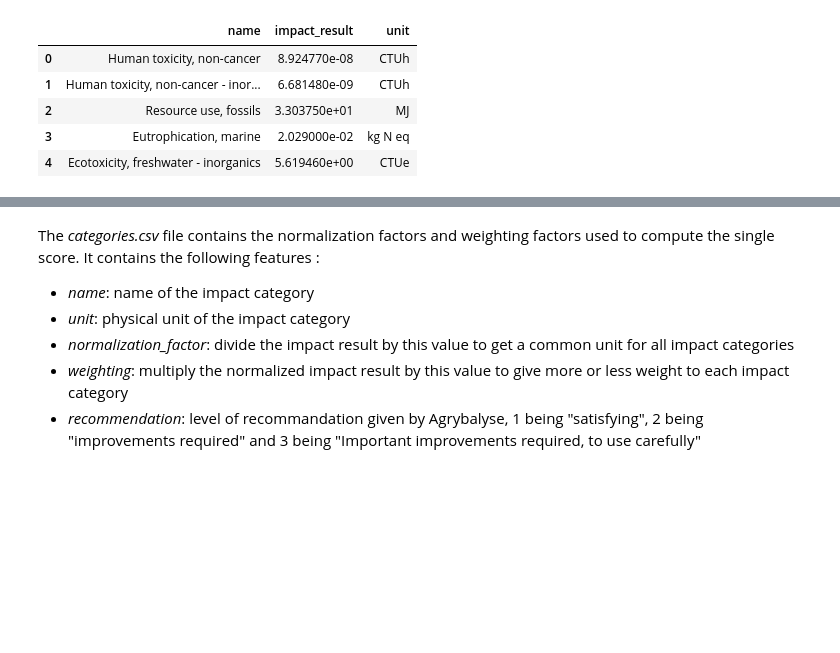
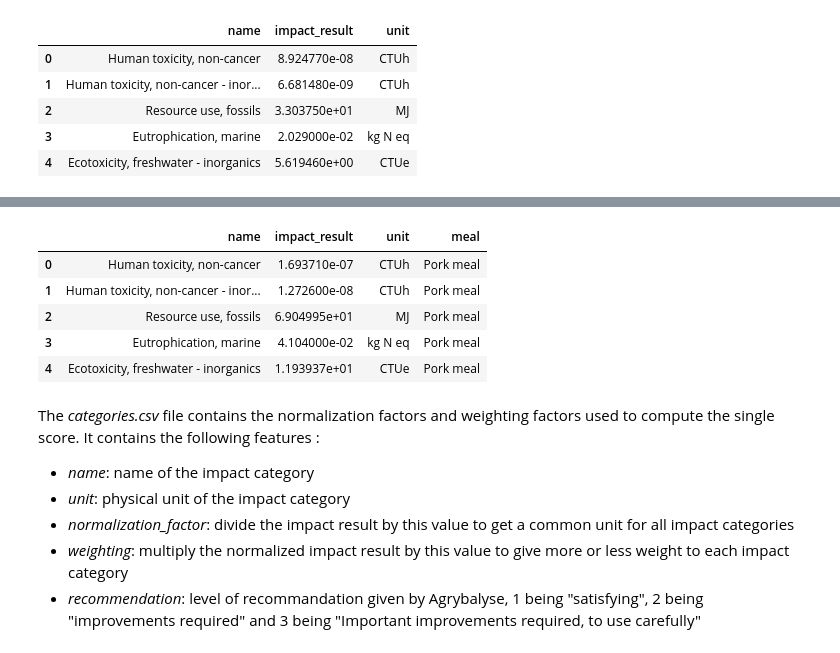
Before and after one commit to matthieu-str/ecolens, a Jupyter notebook: LCA_tool.ipynb, the cells around one changed output, grey strips where cells are left out. Cells and saved outputs as stored; diff of their text form; code cells hidden in the pictures; blank space fills up the shorter version.

```diff
--- a/LCA_tool.ipynb
+++ b/LCA_tool.ipynb
@@ -34,3 +42,12 @@ results.head()
+# %%
+comparison.head()
+# %% [output]
+|  | name | impact_result | unit | meal |
+| 0 | Human toxicity, non-cancer | 1.693710e-07 | CTUh | Pork meal |
+| 1 | Human toxicity, non-cancer - inor... | 1.272600e-08 | CTUh | Pork meal |
+| 2 | Resource use, fossils | 6.904995e+01 | MJ | Pork meal |
+| 3 | Eutrophication, marine | 4.104000e-02 | kg N eq | Pork meal |
+| 4 | Ecotoxicity, freshwater - inorganics | 1.193937e+01 | CTUe | Pork meal |
 # %% [markdown]
 The *categories.csv* file contains the normalization factors and weighting factors used to compute the single score. It contains the following features :
 - *name*: name of the impact category
```
Also changed, not shown: parts of 10 cells of this notebook.
